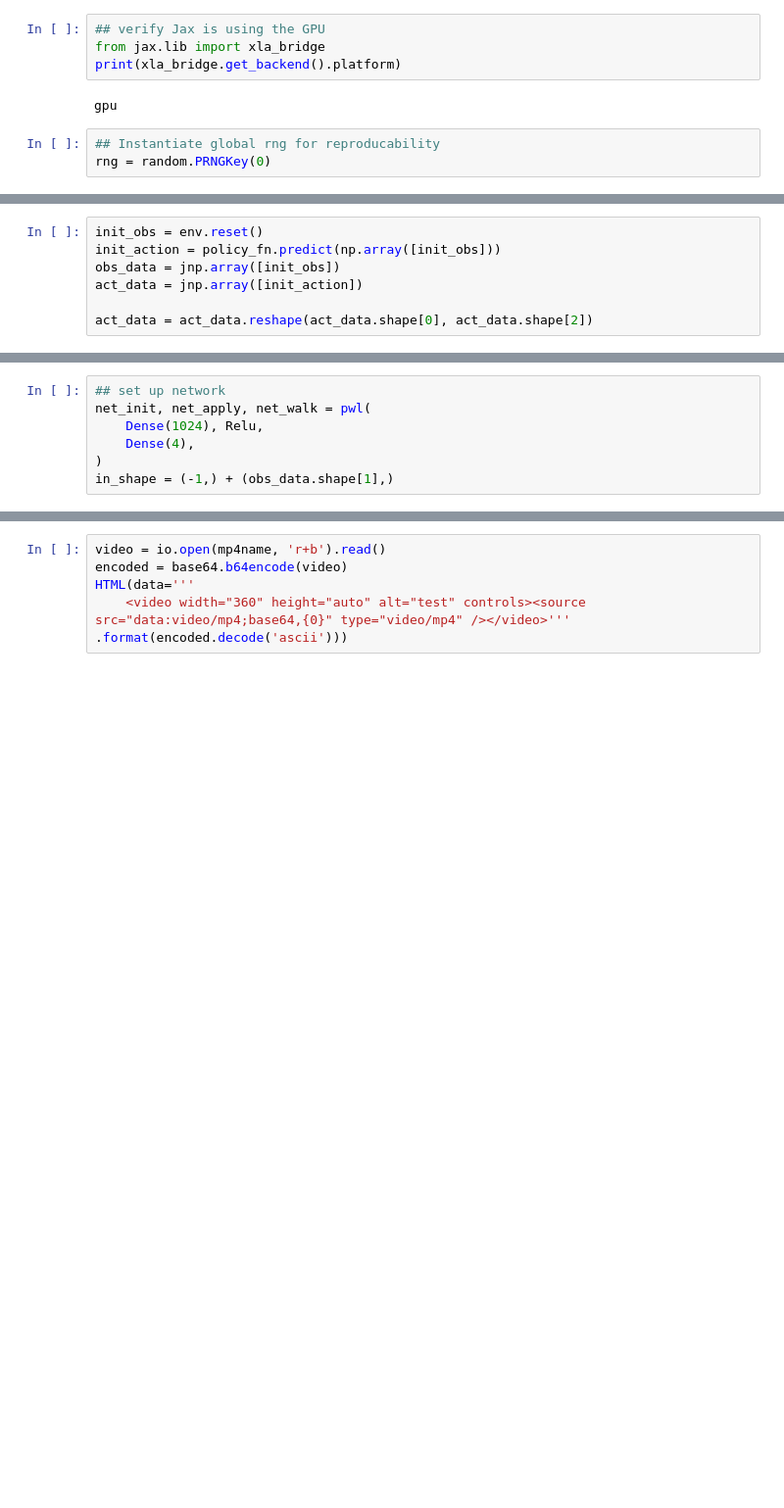
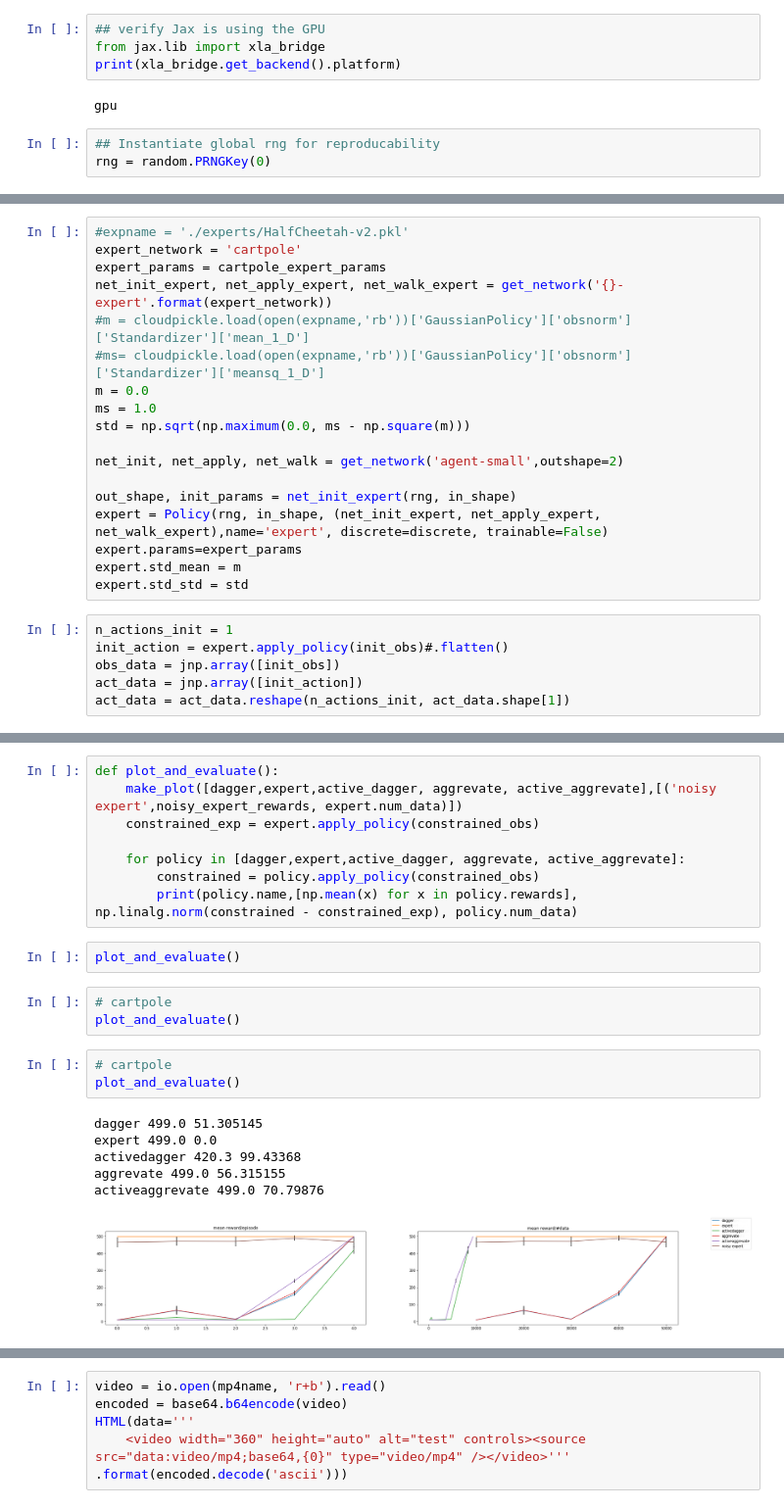
Before and after one commit to choltz95/mixed-feedback-rl, a Jupyter notebook: dagger.ipynb, the cells around one changed output, grey strips where cells are left out. Shown at 98% size. Drawn from its saved outputs; the diff is of its cells as text; blank space fills up the shorter version.

```diff
--- a/dagger.ipynb
+++ b/dagger.ipynb
@@ -76,7 +75,24 @@ loaded and built
+# %%
+#expname = './experts/HalfCheetah-v2.pkl'
+expert_network = 'cartpole'
+expert_params = cartpole_expert_params
+net_init_expert, net_apply_expert, net_walk_expert = get_network('{}-expert'.format(expert_network))
+#m = cloudpickle.load(open(expname,'rb'))['GaussianPolicy']['obsnorm']['Standardizer']['mean_1_D']
+#ms= cloudpickle.load(open(expname,'rb'))['GaussianPolicy']['obsnorm']['Standardizer']['meansq_1_D']
+m = 0.0
+ms = 1.0
+std = np.sqrt(np.maximum(0.0, ms - np.square(m)))
+
+net_init, net_apply, net_walk = get_network('agent-small',outshape=2)
+
+out_shape, init_params = net_init_expert(rng, in_shape)
+expert = Policy(rng, in_shape, (net_init_expert, net_apply_expert, net_walk_expert),name='expert', discrete=discrete, trainable=False)
+expert.params=expert_params
+expert.std_mean = m
+expert.std_std = std
 # %%
-init_obs = env.reset()
-init_action = policy_fn.predict(np.array([init_obs]))
+n_actions_init = 1
+init_action = expert.apply_policy(init_obs)#.flatten()
 obs_data = jnp.array([init_obs])
 act_data = jnp.array([init_action])
-
-act_data = act_data.reshape(act_data.shape[0], act_data.shape[2])
+act_data = act_data.reshape(n_actions_init, act_data.shape[1])
@@ -86,7 +98,0 @@ WARNING:tensorflow:From /usr/lib/python3/dist-packages/keras/backend/tensorflow_
-# %%
-## set up network
-net_init, net_apply, net_walk = pwl(
-    Dense(1024), Relu,
-    Dense(4),
-)
-in_shape = (-1,) + (obs_data.shape[1],)
@@ -198,0 +229,23 @@ print(mean_rewards)
+# %%
+def plot_and_evaluate():
+    make_plot([dagger,expert,active_dagger, aggrevate, active_aggrevate],[('noisy expert',noisy_expert_rewards, expert.num_data)])
+    constrained_exp = expert.apply_policy(constrained_obs)
+
+    for policy in [dagger,expert,active_dagger, aggrevate, active_aggrevate]:
+        constrained = policy.apply_policy(constrained_obs)
+        print(policy.name,[np.mean(x) for x in policy.rewards], np.linalg.norm(constrained - constrained_exp), policy.num_data)
+# %%
+plot_and_evaluate()
+# %%
+# cartpole
+plot_and_evaluate()
+# %%
+# cartpole
+plot_and_evaluate()
+# %% [output]
+dagger 499.0 51.305145
+expert 499.0 0.0
+activedagger 420.3 99.43368
+aggrevate 499.0 56.315155
+activeaggrevate 499.0 70.79876
+[figure, added]
```
Also changed, not shown: parts of 15 cells of this notebook, 12 other files.
